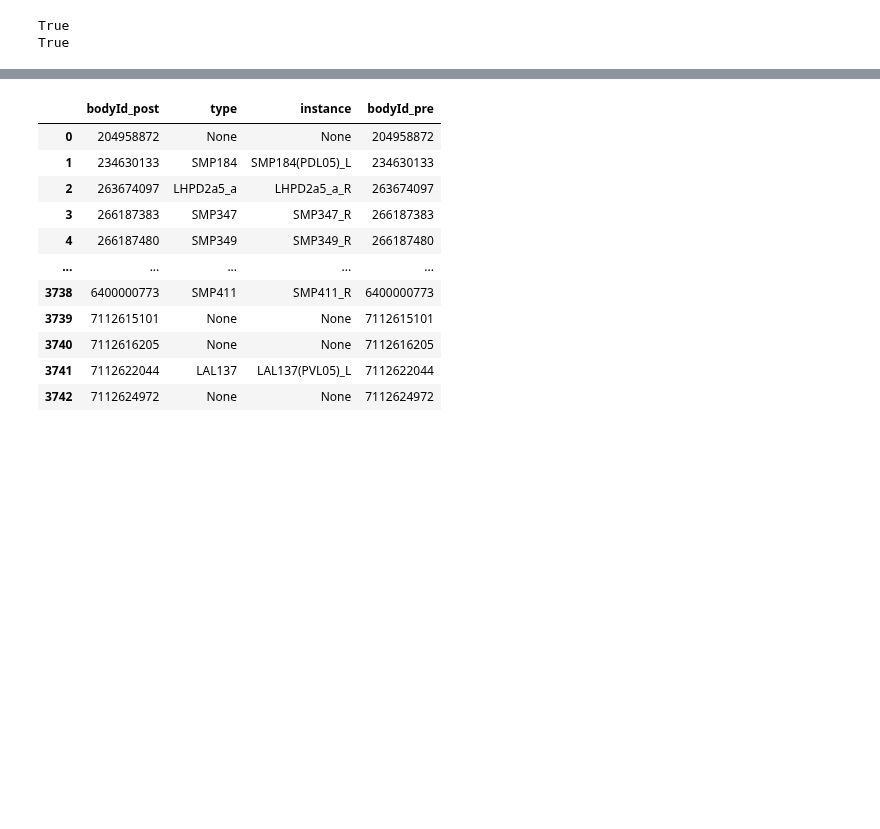
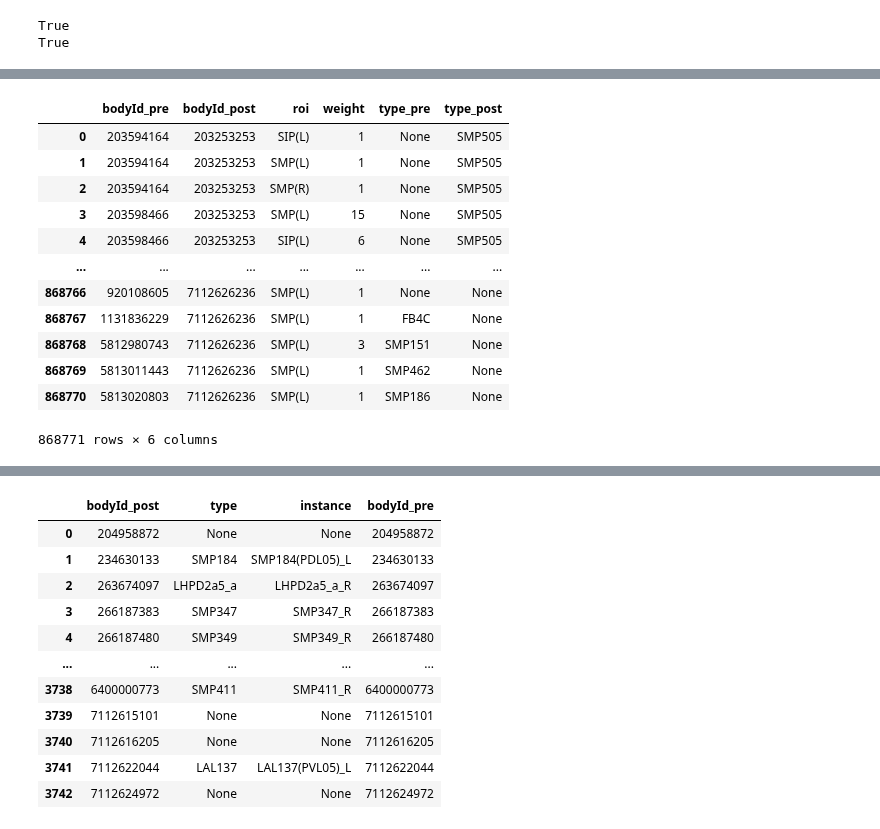
Before and after one commit to RhessaWL/flybrain-clustering, a Jupyter notebook: oviIN_celltype/oviIN_combined/creating_network.ipynb, the cells around one changed output, grey strips where cells are left out. Saved outputs shown, nothing was run; the diff lists cells and outputs as text; code cells hidden in the pictures; blank space fills up the shorter version.

```diff
--- a/oviIN_celltype/oviIN_combined/creating_network.ipynb
+++ b/oviIN_celltype/oviIN_combined/creating_network.ipynb
@@ -78,0 +60,6 @@ Name: type_post, Length: 3126, dtype: object
+# %%
+conn_df['bodyId_pre'] = conn_df.bodyId.astype(int)
+conn_df['bodyId_post'] = conn_df.bodyId.astype(int)
+# Rename type to type post
+conn_df = conn_df.rename(columns = {'type_post': 'type'})
+conn_df
@@ -78,0 +80,4 @@ Name: type_post, Length: 3126, dtype: object
+# %%
+conn_df_left = conn_df[['bodyId_pre', 'type']].copy()
+conn_df_right = conn_df[['bodyId_post','type']].copy()
+conn_df_right
@@ -78,0 +114,3 @@ Name: type_post, Length: 3126, dtype: object
+# %%
+full_pre = conn_df_.merge(conn_df_left, on = 'bodyId_pre', how = 'left')
+full_pre
@@ -79,8 +131,25 @@ Name: type_post, Length: 3126, dtype: object
 # %%
-full_pre = conn_df_.merge(conn_df, on = 'bodyId_pre', how = 'right')
-full = full_pre.merge(conn_df, on = 'bodyId_post', how = 'right')
-full.bodyId_post = full.bodyId_post.astype('Int64')
+full = full_pre.merge(conn_df_right, on = 'bodyId_post', how = 'right')
+#full.bodyId_post = full.bodyId_post.astype('Int64')
 full.bodyId_pre = full.bodyId_pre.astype('Int64')
+full.weight = full.weight.astype('Int64')
+full = full.rename(columns = {'type_x': 'type_pre', 'type_y': 'type_post'})
+# %%
+full
+# %% [output]
+|  | bodyId_pre | bodyId_post | roi | weight | type_pre | type_post |
+| 0 | 203594164 | 203253253 | SIP(L) | 1 | None | SMP505 |
+| 1 | 203594164 | 203253253 | SMP(L) | 1 | None | SMP505 |
+| 2 | 203594164 | 203253253 | SMP(R) | 1 | None | SMP505 |
+| 3 | 203598466 | 203253253 | SMP(L) | 15 | None | SMP505 |
+| 4 | 203598466 | 203253253 | SIP(L) | 6 | None | SMP505 |
+| ... | ... | ... | ... | ... | ... | ... |
+| 868766 | 920108605 | 7112626236 | SMP(L) | 1 | None | None |
+| 868767 | 1131836229 | 7112626236 | SMP(L) | 1 | FB4C | None |
+| 868768 | 5812980743 | 7112626236 | SMP(L) | 3 | SMP151 | None |
+| 868769 | 5813011443 | 7112626236 | SMP(L) | 1 | SMP462 | None |
+| 868770 | 5813020803 | 7112626236 | SMP(L) | 1 | SMP186 | None |
+868771 rows × 6 columns
 # %%
 df=full[['type_pre','type_post', 'weight']]
 df
```
Also changed, not shown: parts of 21 cells of this notebook, 5 other files.
